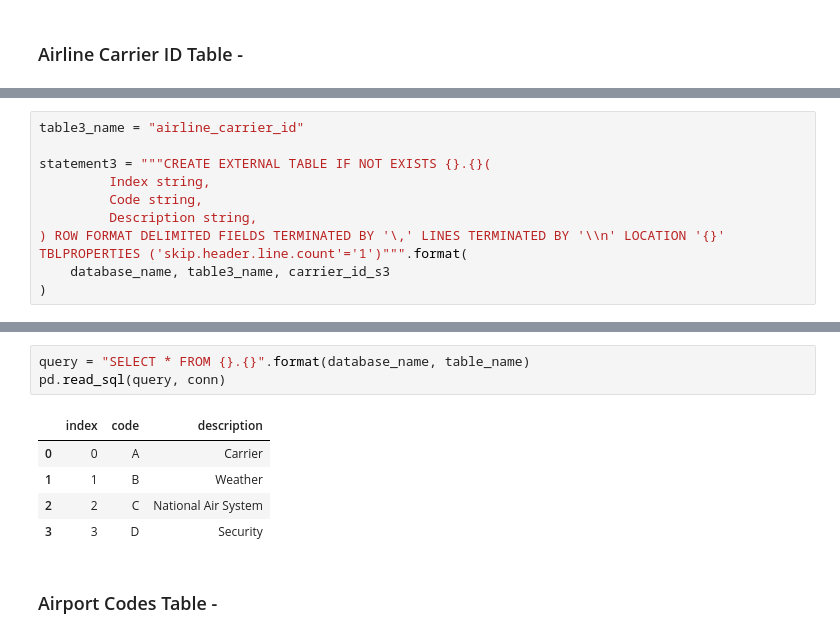
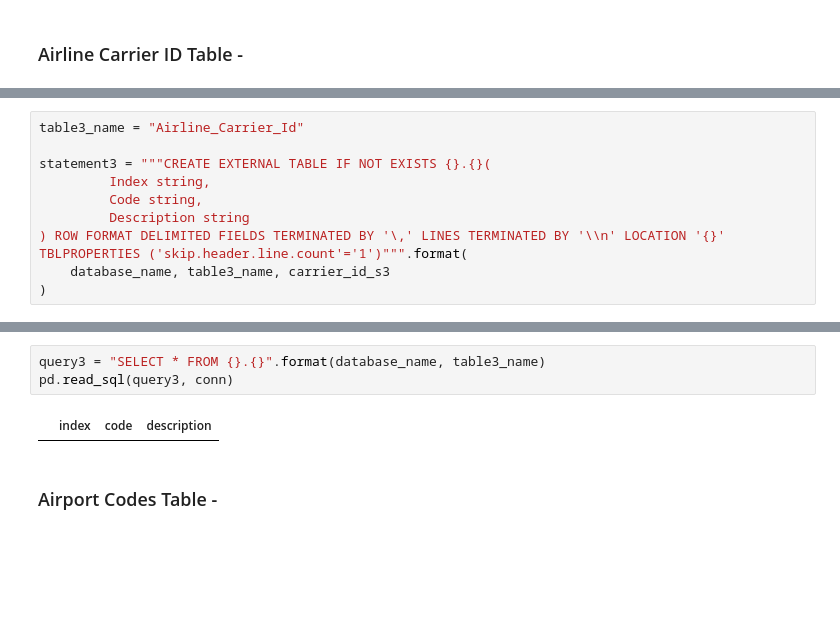
Before and after one commit to fausa/ADS508, a Jupyter notebook: Code.ipynb, the cells around one changed output, grey strips where cells are left out. Drawn from its saved outputs; the diff is of its cells as text; blank space fills up the shorter version.

```diff
--- a/Code.ipynb
+++ b/Code.ipynb
@@ -155,10 +155,10 @@ carrier_id_s3 = 's3://sagemaker-us-east-1-993410942383/content-project/airline_d
 # %%
-table3_name = "airline_carrier_id"
+table3_name = "Airline_Carrier_Id"
 
 statement3 = """CREATE EXTERNAL TABLE IF NOT EXISTS {}.{}(
          Index string,
          Code string,
-         Description string,
+         Description string
 ) ROW FORMAT DELIMITED FIELDS TERMINATED BY '\,' LINES TERMINATED BY '\\n' LOCATION '{}'
 TBLPROPERTIES ('skip.header.line.count'='1')""".format(
     database_name, table3_name, carrier_id_s3
@@ -190,12 +170,8 @@ DatabaseError: Execution failed on sql: CREATE EXTERNAL TABLE IF NOT EXISTS test
 # %%
-query = "SELECT * FROM {}.{}".format(database_name, table_name)
-pd.read_sql(query, conn)
+query3 = "SELECT * FROM {}.{}".format(database_name, table3_name)
+pd.read_sql(query3, conn)
 # %% [output]
 |  | index | code | description |
-| 0 | 0 | A | Carrier |
-| 1 | 1 | B | Weather |
-| 2 | 2 | C | National Air System |
-| 3 | 3 | D | Security |
 # %% [markdown]
 ### Airport Codes Table -
 # %%
```
Also changed, not shown: parts of 6 cells of this notebook.
